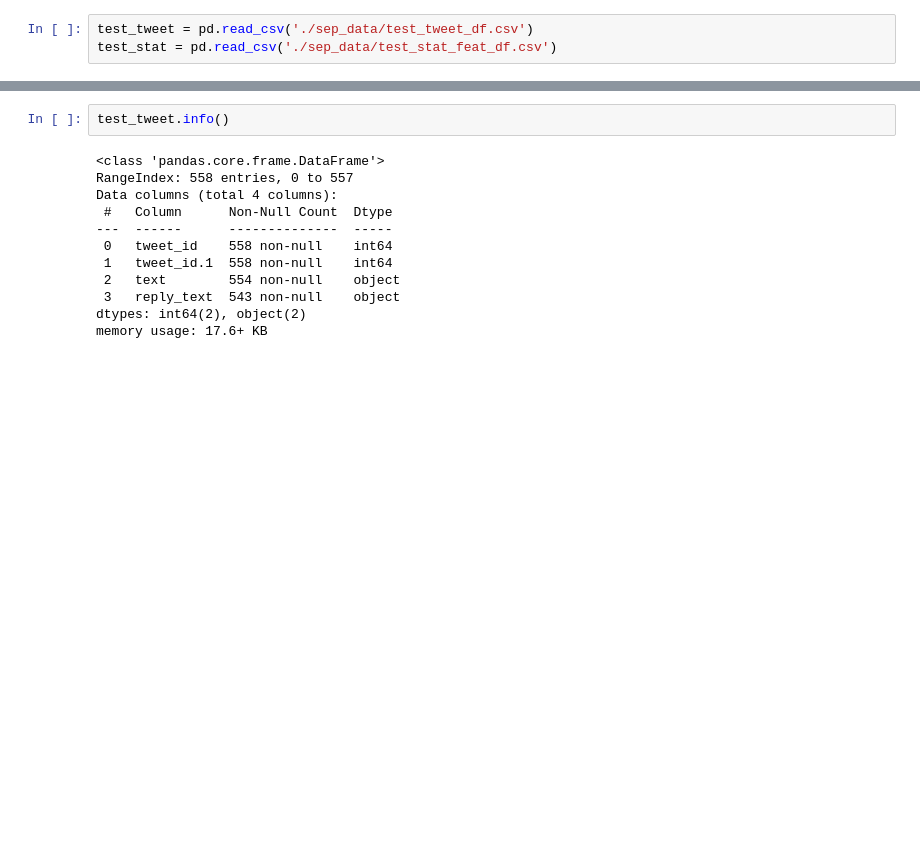
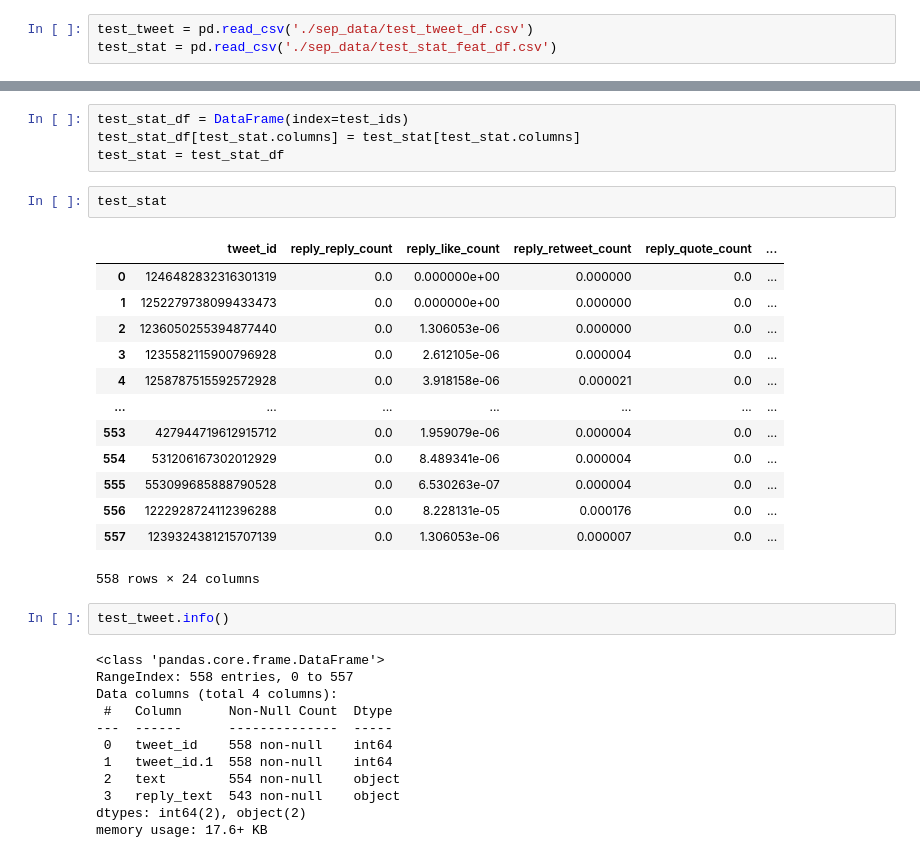
Before and after one commit to HandanYU/Rumour-detection, a Jupyter notebook: experiment.ipynb, the cells around one changed output, grey strips where cells are left out. Drawn from its saved outputs; the diff is of its cells as text; blank space fills up the shorter version.

Commit message:
test bug

```diff
--- a/experiment.ipynb
+++ b/experiment.ipynb
@@ -454,3 +483,23 @@ test_stat = pd.read_csv('./sep_data/test_stat_feat_df.csv')
+# %%
+test_stat_df = DataFrame(index=test_ids)
+test_stat_df[test_stat.columns] = test_stat[test_stat.columns]
+test_stat = test_stat_df
+# %%
+test_stat
+# %% [output]
+|  | tweet_id | reply_reply_count | reply_like_count | reply_retweet_count | reply_quote_count | ... |
+| 0 | 1246482832316301319 | 0.0 | 0.000000e+00 | 0.000000 | 0.0 | ... |
+| 1 | 1252279738099433473 | 0.0 | 0.000000e+00 | 0.000000 | 0.0 | ... |
+| 2 | 1236050255394877440 | 0.0 | 1.306053e-06 | 0.000000 | 0.0 | ... |
+| 3 | 1235582115900796928 | 0.0 | 2.612105e-06 | 0.000004 | 0.0 | ... |
+| 4 | 1258787515592572928 | 0.0 | 3.918158e-06 | 0.000021 | 0.0 | ... |
+| ... | ... | ... | ... | ... | ... | ... |
+| 553 | 427944719612915712 | 0.0 | 1.959079e-06 | 0.000004 | 0.0 | ... |
+| 554 | 531206167302012929 | 0.0 | 8.489341e-06 | 0.000004 | 0.0 | ... |
+| 555 | 553099685888790528 | 0.0 | 6.530263e-07 | 0.000004 | 0.0 | ... |
+| 556 | 1222928724112396288 | 0.0 | 8.228131e-05 | 0.000176 | 0.0 | ... |
+| 557 | 1239324381215707139 | 0.0 | 1.306053e-06 | 0.000007 | 0.0 | ... |
+558 rows × 24 columns
 # %%
 test_tweet.info()
 # %% [output]
```
Also changed, not shown: parts of 8 cells of this notebook.
